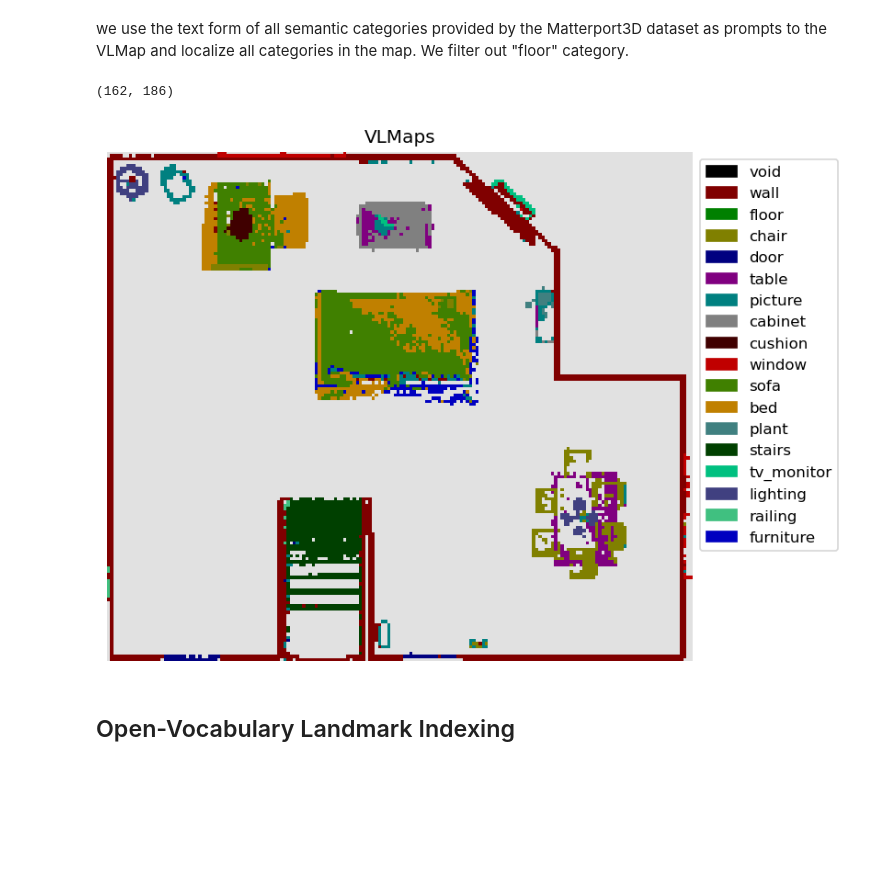
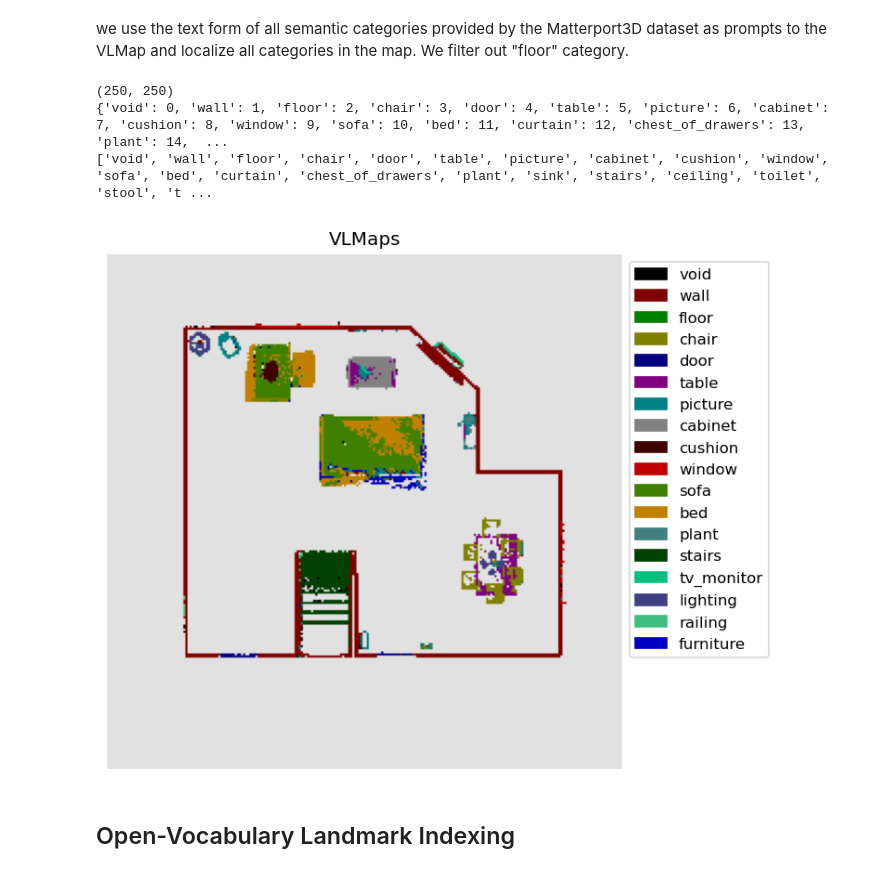
Before and after one commit to laksh-nanwani/vlmaps-lab, a Jupyter notebook: demo _ai2thor.ipynb, the cells around one changed output. Cells and saved outputs as stored; diff of their text form; code cells hidden in the pictures; blank space fills up the shorter version.

Commit message:
separated ai2thor and habitat

```diff
--- a/demo _ai2thor.ipynb
+++ b/demo _ai2thor.ipynb
@@ -16,8 +16,9 @@ print(root_dir)
 # !pip install tqdm
 # !unzip -o 5LpN3gDmAk7_1.zip | tqdm --desc extracted --unit files --unit_scale --total `unzip -l 5LpN3gDmAk7_1.zip | tail -n 1 | xargs echo -n | cut -d' ' -f2` > /dev/null
 import os
-data_root = os.path.join(root_dir.split("home2")[0], "scratch/laksh.nanwani/vlmaps_data")
-
+lseg_data_root = "/scratch/laksh.nanwani/vlmaps_data"
+# data_root = os.path.join(root_dir.split("home2")[0], "scratch/laksh.nanwani/vlmaps_data")
+data_root = "/scratch/laksh.nanwani/vlmaps_data/ai2thor_dataset"
 # checkpoint_dir = os.path.join(data_root, "checkpoints")
 # data_dir = os.path.join(data_root, "5LpN3gDmAk7_1")
 data_dir = os.path.join(data_root, "FloorPlan203")
@@ -500,3 +538,6 @@ here
 # Landmark Indexing
 # %% [markdown]
 ## Load packages
+# %%
+data_dir = os.path.join(data_root, "FloorPlan203")
+data_dir
@@ -572,40 +615,56 @@ clip_model, preprocess = clip.load(clip_version)  # clip.available_models()
 clip_model.to(device).eval()
 # %%
 grid = load_map(grid_save_path)
-grid = grid[xmin:xmax+1, ymin:ymax+1]
+# grid = grid[xmin:xmax+1, ymin:ymax+1]
 # %% [markdown]
 we use the text form of all semantic categories provided by the Matterport3D dataset as prompts to the VLMap and localize all categories in the map. We filter out "floor" category.
 # %%
-no_map_mask = obstacles[xmin:xmax+1, ymin:ymax+1] > 0
-obstacles_rgb = np.repeat(obstacles[xmin:xmax+1, ymin:ymax+1, None], 3, axis=2)
+import json
+# no_map_mask = obstacles[xmin:xmax+1, ymin:ymax+1] > 0
+no_map_mask = obstacles > 0
+# obstacles_rgb = np.repeat(obstacles[xmin:xmax+1, ymin:ymax+1, None], 3, axis=2)
 print(no_map_mask.shape)
 
 lang = mp3dcat
 text_feats = get_text_feats(lang, clip_model, clip_feat_dim)
 
+labels_dict = {lang[i]:i for i in range(len(lang))}
+
 map_feats = grid.reshape((-1, grid.shape[-1]))
 scores_list = map_feats @ text_feats.T
 
 predicts = np.argmax(scores_list, axis=1)
-predicts = predicts.reshape((xmax - xmin + 1, ymax - ymin + 1))
+# predicts = predicts.reshape((xmax - xmin + 1, ymax - ymin + 1))
+predicts = predicts.reshape((gs, gs))
 floor_mask = predicts == 2
+
+labels_dict = {lang[i]:i for i in range(len(lang))}
+print(labels_dict)
+print(lang)
+
+with open(os.path.join(map_save_dir, "labels_dict.json"), "w") as file:
+    json.dump(labels_dict, file)
+
+np.save(os.path.join(map_save_dir, "semantic_map.npy"), predicts)
 
 new_pallete = get_new_pallete(len(lang))
 mask, patches = get_new_mask_pallete(predicts, new_pallete, out_label_flag=True, labels=lang)
 seg = mask.convert("RGBA")
 seg = np.array(seg)
 seg[no_map_mask] = [225, 225, 225, 255]
 seg[floor_mask] = [225, 225, 225, 255]
 seg = Image.fromarray(seg)
 plt.figure(figsize=(10, 6), dpi=120)
 plt.legend(handles=patches, loc='upper left', bbox_to_anchor=(1., 1), prop={'size': 10})
 plt.axis('off')
 plt.title("VLMaps")
 plt.imshow(seg)
 plt.show()
 # %% [output]
-(162, 186)
+(250, 250)
+{'void': 0, 'wall': 1, 'floor': 2, 'chair': 3, 'door': 4, 'table': 5, 'picture': 6, 'cabinet': 7, 'cushion': 8, 'window': 9, 'sofa': 10, 'bed': 11, 'curtain': 12, 'chest_of_drawers': 13, 'plant': 14,  ...
+['void', 'wall', 'floor', 'chair', 'door', 'table', 'picture', 'cabinet', 'cushion', 'window', 'sofa', 'bed', 'curtain', 'chest_of_drawers', 'plant', 'sink', 'stairs', 'ceiling', 'toilet', 'stool', 't ...
-[figure, old version]
+[figure, new version]
 # %% [markdown]
 ## Open-Vocabulary Landmark Indexing
 # %% [markdown]
```
Also changed, not shown: parts of 7 cells of this notebook, 4 other files.
